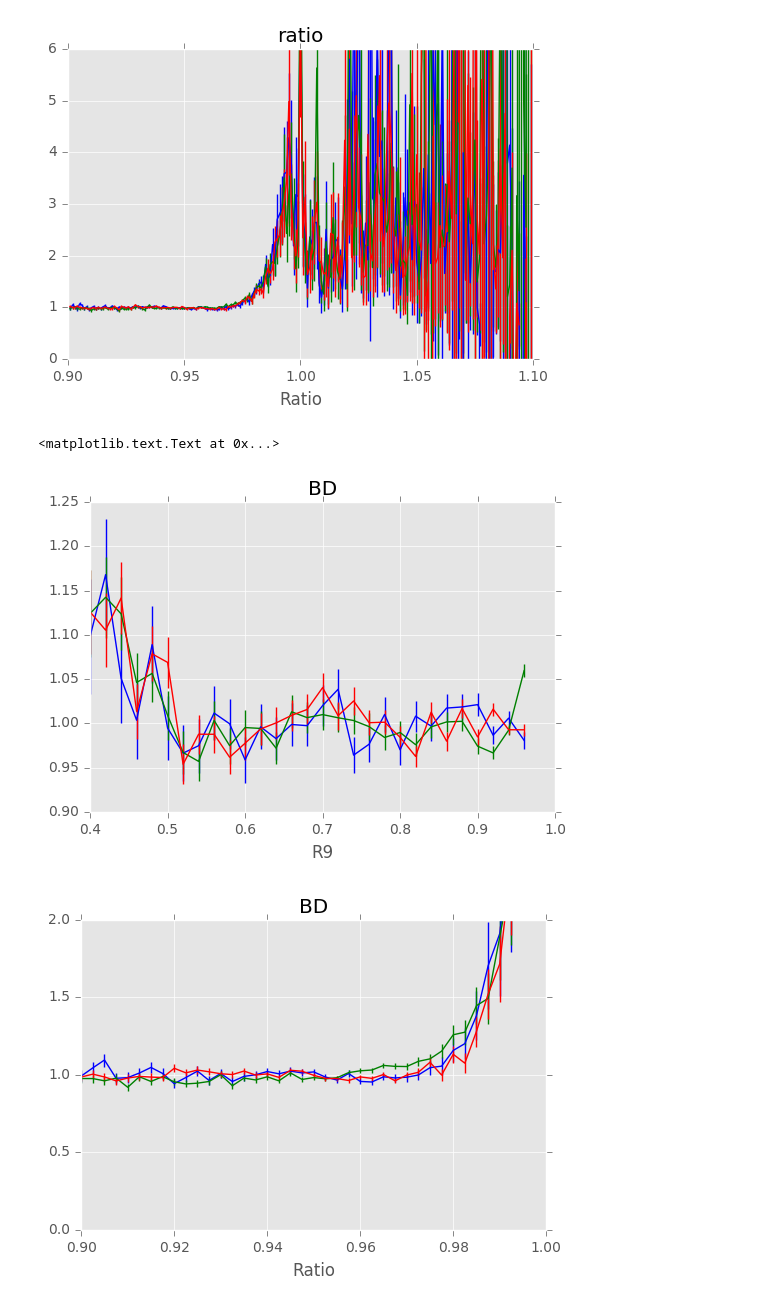
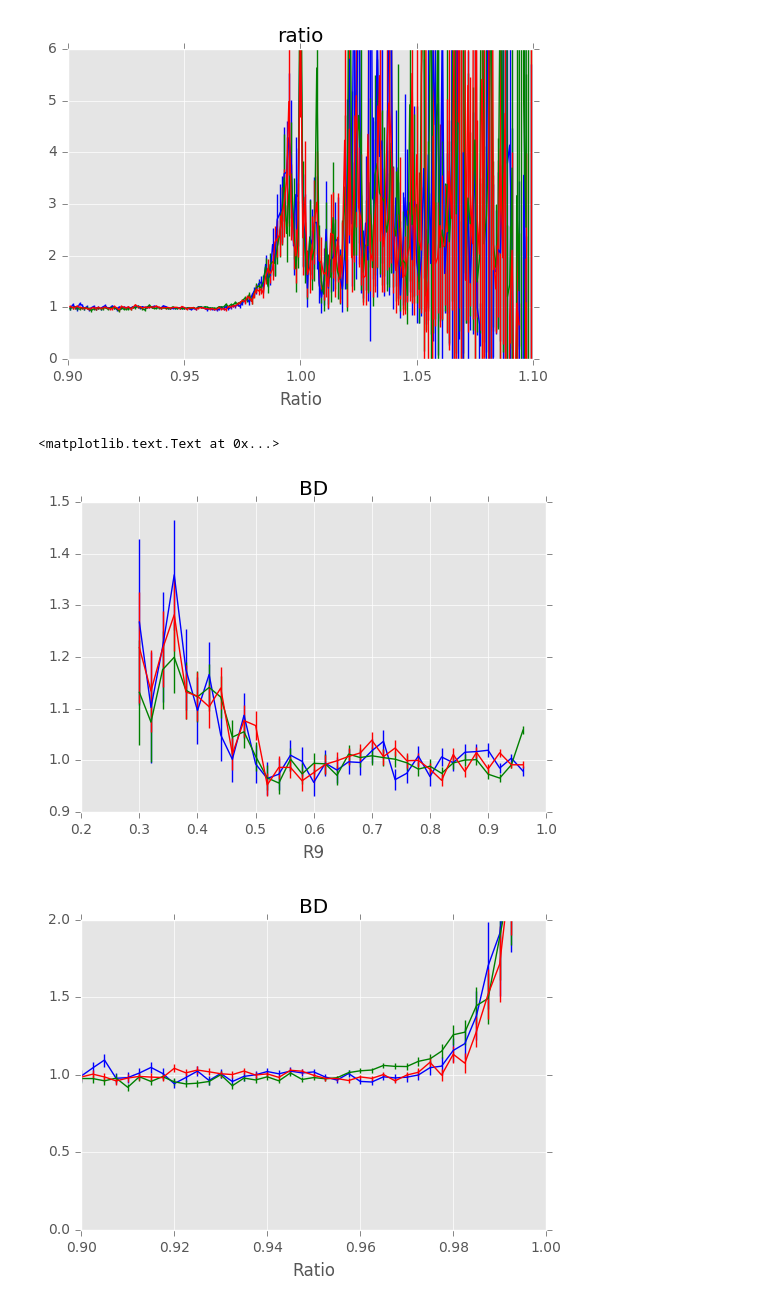
Before and after one commit to threiten/dataMC-1, a Jupyter notebook: MTR/TestCode20_CompareTraining.ipynb, the cells around one changed output. Drawn from its saved outputs; the diff is of its cells as text; code cells hidden in the pictures.

```diff
--- a/MTR/TestCode20_CompareTraining.ipynb
+++ b/MTR/TestCode20_CompareTraining.ipynb
@@ -57,7 +57,7 @@ ax.set_title('ratio')
 [figure]
 [figure]
 # %%
-rv = np.arange(0.4,1.0,0.02)
+rv = np.arange(0.3,1.0,0.02)
 rv2 = np.arange(0.9,1.0,0.0025)
 
 partialdata10=dfdata10.query("runperiod==1")
@@ -195,32 +195,32 @@ partialdata19=dfdata19.query("runperiod==5")
 partialmc10=dfmc10.query("runperiod==5")
 partialmc13=dfmc13.query("runperiod==5")
 partialmc19=dfmc19.query("runperiod==5")
 
 #BD
 fig = plt.figure()
 ax = fig.add_subplot(111)
 ax.set_xlabel("R9")
 
 
 
 plot.plotHistRatio(partialdata10["R9"],partialmc10["R9_corr"], rv,Weight1=partialdata10["weight"],Weight2=partialmc10["weight"], Color="b")
 plot.plotHistRatio(partialdata13["R9"],partialmc13["R9_corr"], rv,Weight1=partialdata13["weight"],Weight2=partialmc13["weight"], Color="g")
 plot.plotHistRatio(partialdata19["R9"],partialmc19["R9_corr"], rv,Weight1=partialdata19["weight"],Weight2=partialmc19["weight"], Color="r")
 
 ax.set_title('H')
 #ax.set_ylim(-5,5)
 
 fig = plt.figure()
 ax = fig.add_subplot(111)
 ax.set_xlabel("Ratio")
 
 plot.plotHistRatio(partialdata10["R9"],partialmc10["R9_corr"], rv2,Weight1=partialdata10["weight"],Weight2=partialmc10["weight"], Color="b")
 plot.plotHistRatio(partialdata13["R9"],partialmc13["R9_corr"], rv2,Weight1=partialdata13["weight"],Weight2=partialmc13["weight"], Color="g")
 plot.plotHistRatio(partialdata19["R9"],partialmc19["R9_corr"], rv2,Weight1=partialdata19["weight"],Weight2=partialmc19["weight"], Color="r")
 ax.set_ylim(0,2)
 #ax.set_xlim(0.9,1.1)
 ax.set_title('H')
 # %% [output]
 <matplotlib.text.Text at 0x...>
-[figure, old version]
+[figure, new version]
 [figure]
```
Also changed, not shown: parts of 2 cells of this notebook.
